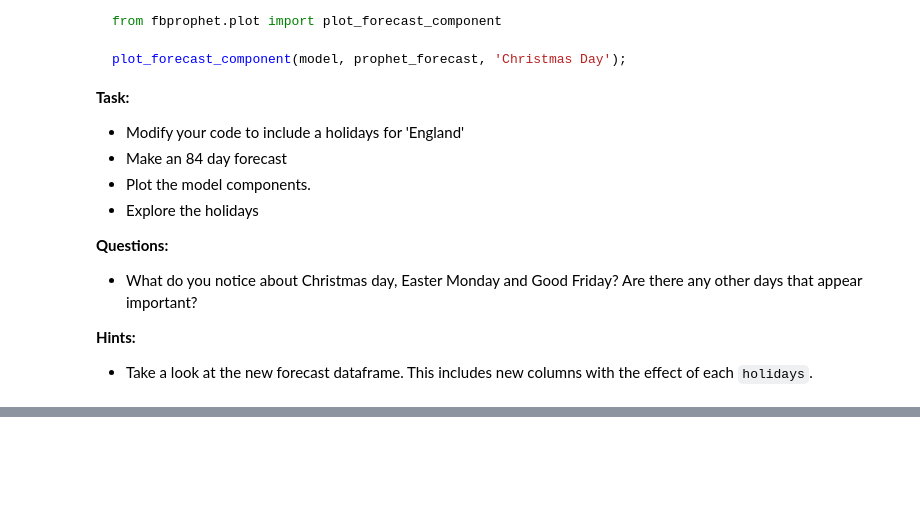
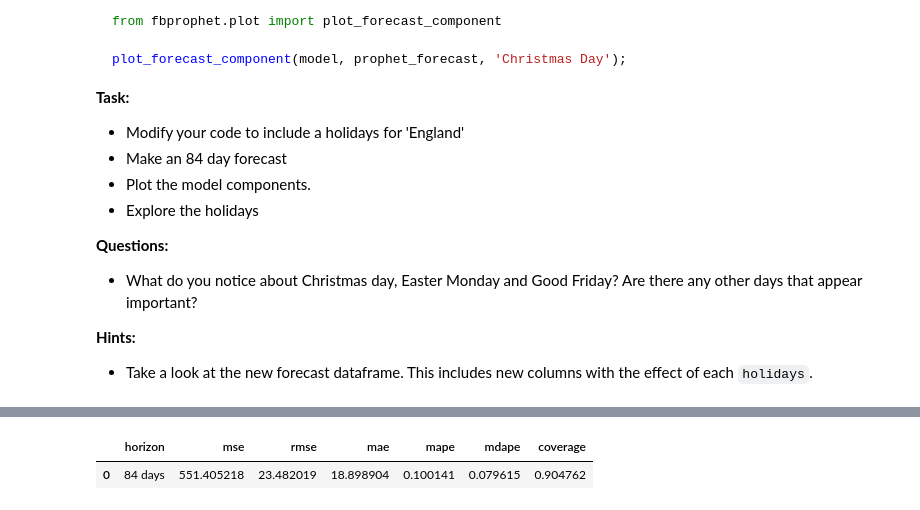
Before and after one commit to health-data-science-OR/forecasting, a Jupyter notebook: 03_prophet/prophet_exercises_SOLUTIONS.ipynb, the cells around one changed output, grey strips where cells are left out. Cells and saved outputs as stored; diff of their text form; code cells hidden in the pictures; blank space fills up the shorter version.

```diff
--- a/03_prophet/prophet_exercises_SOLUTIONS.ipynb
+++ b/03_prophet/prophet_exercises_SOLUTIONS.ipynb
@@ -346,8 +455,11 @@ df_cv = cross_validation(model, initial='1095 days', period='28 days', horizon='
 # %%
 #rolling window = 0 means that we get an average for each horizon
 #rolling window = 1 means that we only get the 84 day horizon
 #rolling window between 0 and 1 varies the percentage of points in each horizon.
-df_p = performance_metrics(df_cv, rolling_window=0.0)
+df_p = performance_metrics(df_cv, rolling_window=1)
 df_p
+# %% [output]
+|  | horizon | mse | rmse | mae | mape | mdape | coverage |
+| 0 | 84 days | 551.405218 | 23.482019 | 18.898904 | 0.100141 | 0.079615 | 0.904762 |
 # %%
 fig = plot_cross_validation_metric(df_cv, metric='rmse', rolling_window=0.1)
```
Also changed, not shown: parts of 34 cells of this notebook, 2 other files.
